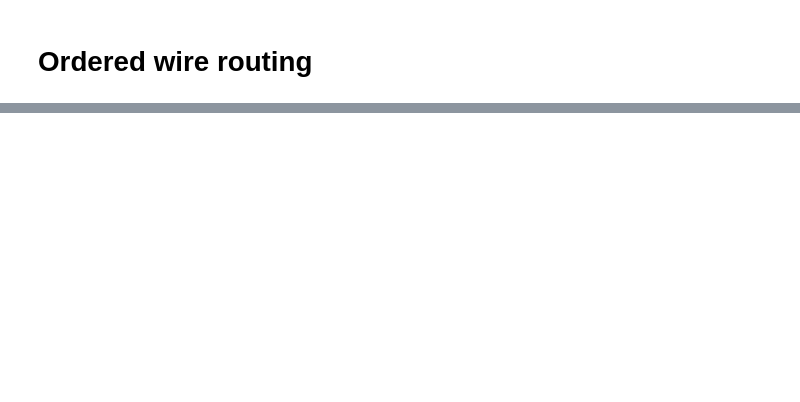
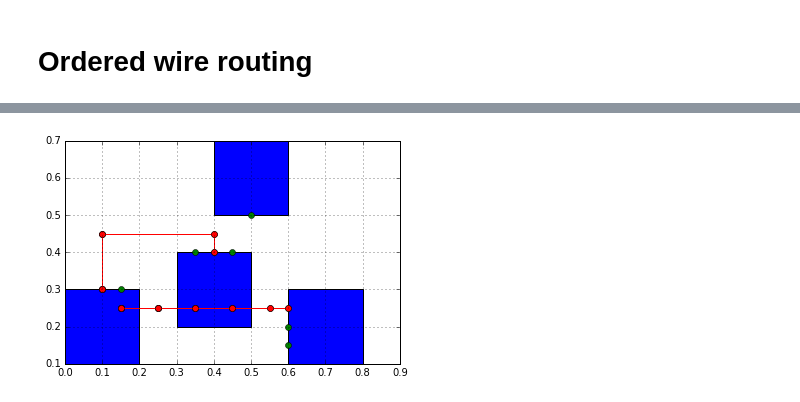
Before and after one commit to Griffon26/vhde, a Jupyter notebook: docs/wire_router/Orderded wire routing.ipynb, the cells around one changed output, grey strips where cells are left out. Drawn from its saved outputs; the diff is of its cells as text; code cells hidden in the pictures; blank space fills up the shorter version.

```diff
--- a/docs/wire_router/Orderded wire routing.ipynb
+++ b/docs/wire_router/Orderded wire routing.ipynb
@@ -154,0 +213,7 @@ In order to allow routes around the edge of the diagram when there are too many
+# %%
+start = vert_rects[2][2]
+end = horiz_rects[7][2]
+
+shortest_path = nx.dijkstra_path(graph, start, end)
+
+print(shortest_path)
@@ -154,0 +226,10 @@ In order to allow routes around the edge of the diagram when there are too many
+# %%
+new_wire = Wire(*[ ((r.left + r.right) / 2, (r.top + r.bottom) / 2) for r in shortest_path])
+
+new_diagram = copy.deepcopy(diagram)
+new_diagram.add_wires(new_wire)
+
+plot = create_plot()
+new_diagram.draw(plot)
+# %% [output]
+[figure, added]
```
Also changed, not shown: parts of 12 cells of this notebook.
